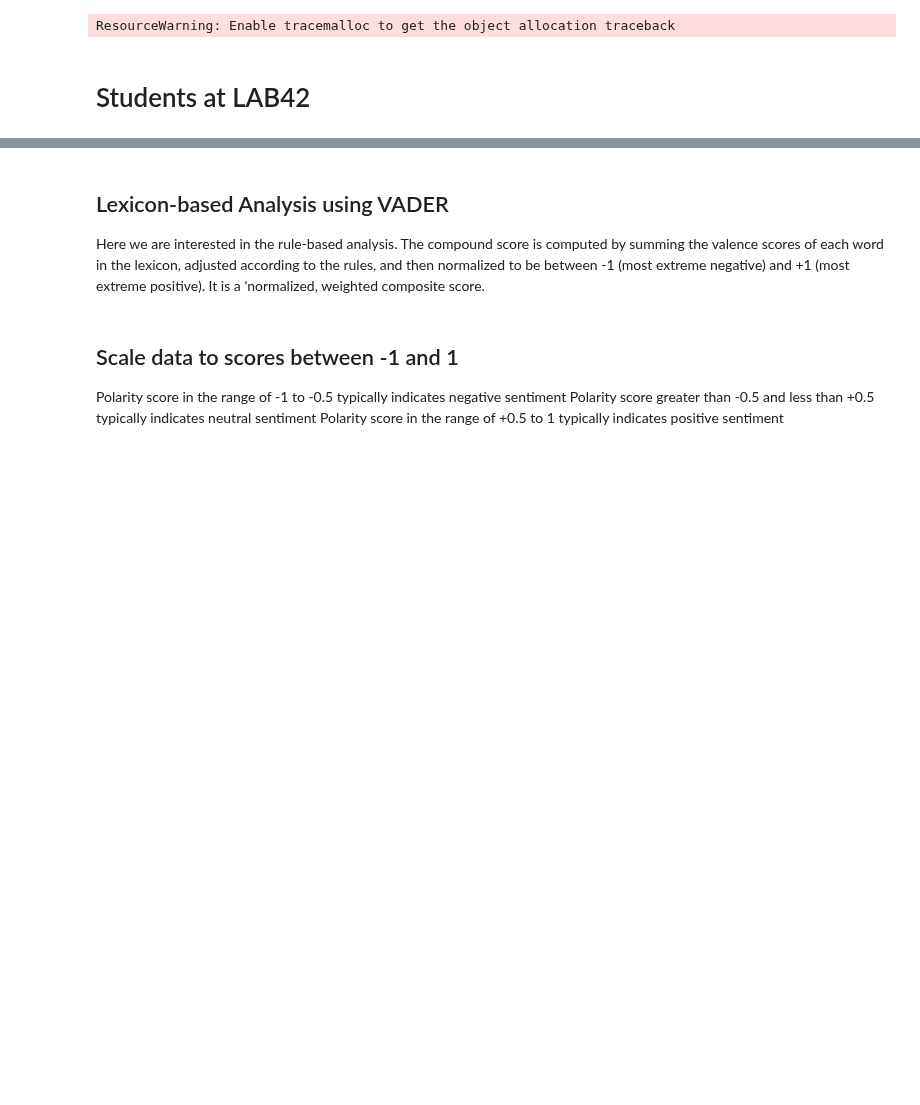
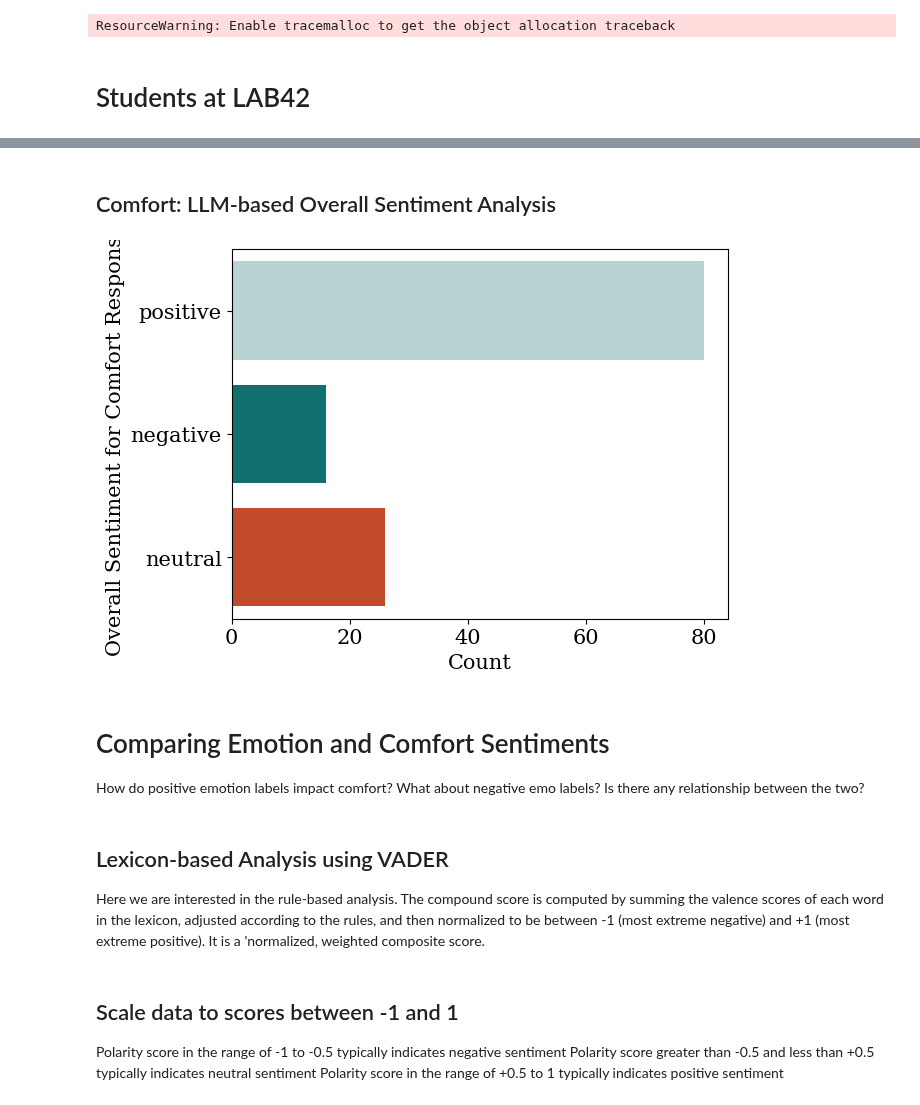
Before and after one commit to shrutirao94/language-comfort-emotions, a Jupyter notebook: sentiment-analysis.ipynb, the cells around one changed output, grey strips where cells are left out. Drawn from its saved outputs; the diff is of its cells as text; code cells hidden in the pictures; blank space fills up the shorter version.

Commit message:
Updated emotion sentiment analysis

```diff
--- a/sentiment-analysis.ipynb
+++ b/sentiment-analysis.ipynb
@@ -51,7 +55,7 @@ Or if it does not work, you can use v1.16.27
 # %% [output]
 ResourceWarning: Enable tracemalloc to get the object allocation traceback
 # %%
-drop_col_emo=['occupation', 'usage', 'recruitment', 'comfort']
+drop_col_emo=['occupation', 'usage', 'recruitment']
 # %% [markdown]
 # Students at LAB42
 # %%
@@ -106,3 +107,45 @@ plot_sentiment_analysis(emo_sl42, 'emo')
+# %% [markdown]
+## Comfort: LLM-based Overall Sentiment Analysis
+# %%
+comfort_sl42 = pd.read_csv('data/lab42_cleaned_data.csv', index_col=0).drop(columns = drop_col_emo, axis=1).dropna(subset=['comfort'])
+# %%
+def sentiment_analysis(sentence):
+    return sentiment_task(sentence, top_k=3)
+
+def assign_scores(idx):
+    comfort_sl42.at[idx, 'positive'] = next(item for item in comfort_sl42['senti'][idx] if item['label'] == 'positive')['score']
+    comfort_sl42.at[idx, 'negative'] = next(item for item in comfort_sl42['senti'][idx] if item['label'] == 'negative')['score']
+    comfort_sl42.at[idx, 'neutral'] = next(item for item in comfort_sl42['senti'][idx] if item['label'] == 'neutral')['score']
+
+def plot_sentiment_analysis(df, label):
+    sns.countplot(y=df[label + "_label"],
+                  palette=['#b2d8d8',"#008080", '#db3d13'],
+                  order=["positive", "negative", "neutral"])
+    plt.ylabel("Overall Sentiment for Comfort Responses")
+    plt.xlabel("Count")
+    plt.savefig('plots/sentiment-analysis/students-lab42/' + label + '-llm-sentiment-count.jpg',
+                dpi=300, bbox_inches='tight')
+# %%
+# 1. Calculate sentiment analysis on each emotion statement:
+comfort_sl42['senti'] = comfort_sl42['comfort'].apply(sentiment_analysis)
+
+# 2. Sort Sentiment Scores into Independent Columns
+for idx in comfort_sl42.index:
+    assign_scores(idx)
+
+# 3. Drop Unecessary Columns
+comfort_sl42 = comfort_sl42.drop(columns=['senti'])
+
+# 4. Calculate the dominant overall sentiment of the response
+comfort_sl42['comfort_label'] = comfort_sl42[['positive', 'negative', 'neutral']].idxmax(axis=1)
+
+# 5. Plot the overall sentiments distribution
+plot_sentiment_analysis(comfort_sl42, 'comfort')
+# %% [output]
+[figure, added]
+# %% [markdown]
+# Comparing Emotion and Comfort Sentiments
+How do positive emotion labels impact comfort? What about negative emo labels? Is there any relationship between the two?
 # %% [markdown]
 ## Lexicon-based Analysis using VADER
 Here we are interested in the rule-based analysis. The compound score is computed by summing the
```
Also changed, not shown: parts of 9 cells of this notebook, 1 other file.
